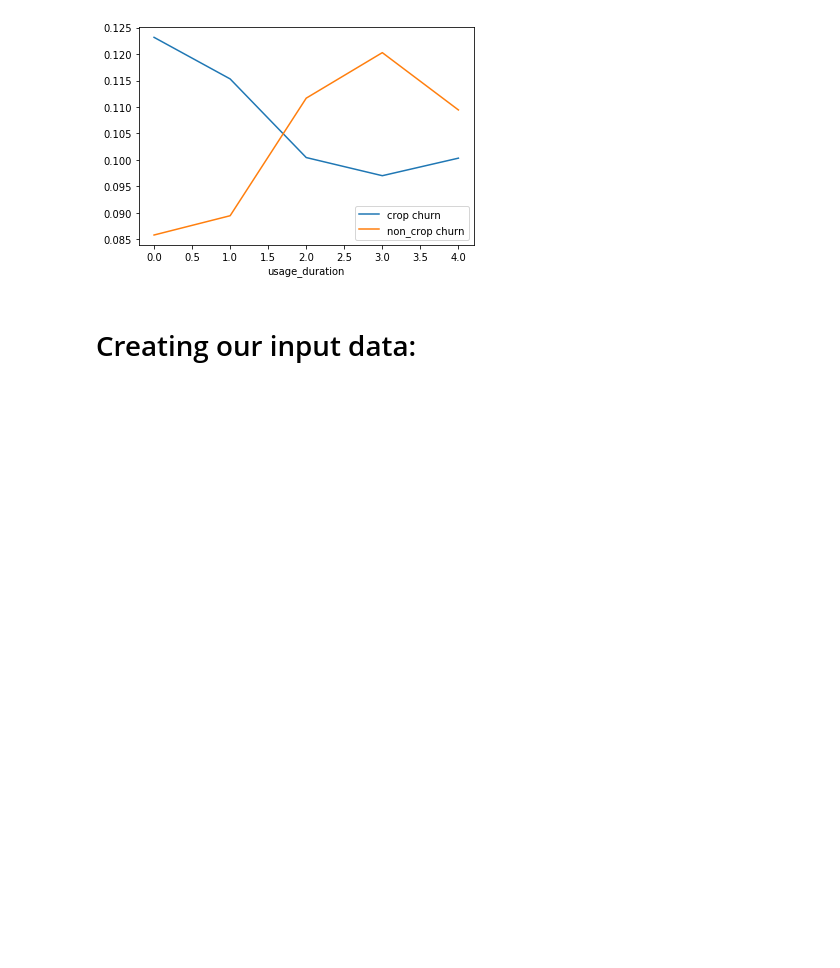
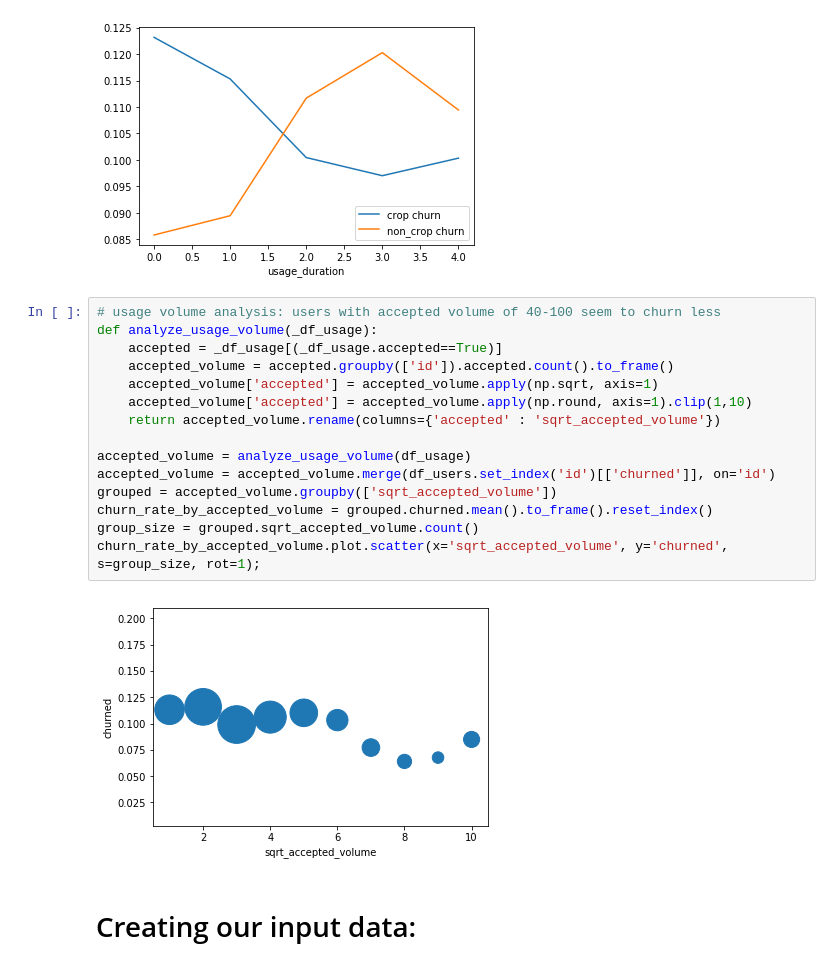
Before and after one commit to obruker/datahack, a Jupyter notebook: datahack_2018.ipynb, the cells around one changed output. Drawn from its saved outputs; the diff is of its cells as text; blank space fills up the shorter version.

Commit message:
add usage volume featur (f1-score: 0.2159)

```diff
--- a/datahack_2018.ipynb
+++ b/datahack_2018.ipynb
@@ -221,6 +220,23 @@ print("{0} users didn't use any feature, but crop. Their churn mean rate is {1}"
 2616 users didn't use crop. Their churn mean rate is 0.09671253822629969
 11 users didn't use any feature, but crop. Their churn mean rate is 0.09090909090909091
 [figure]
+# %%
+# usage volume analysis: users with accepted volume of 40-100 seem to churn less
+def analyze_usage_volume(_df_usage):
+    accepted = _df_usage[(_df_usage.accepted==True)]
+    accepted_volume = accepted.groupby(['id']).accepted.count().to_frame()
+    accepted_volume['accepted'] = accepted_volume.apply(np.sqrt, axis=1)
+    accepted_volume['accepted'] = accepted_volume.apply(np.round, axis=1).clip(1,10)
+    return accepted_volume.rename(columns={'accepted' : 'sqrt_accepted_volume'})
+
+accepted_volume = analyze_usage_volume(df_usage)
+accepted_volume = accepted_volume.merge(df_users.set_index('id')[['churned']], on='id')
+grouped = accepted_volume.groupby(['sqrt_accepted_volume'])
+churn_rate_by_accepted_volume = grouped.churned.mean().to_frame().reset_index()
+group_size = grouped.sqrt_accepted_volume.count()
+churn_rate_by_accepted_volume.plot.scatter(x='sqrt_accepted_volume', y='churned', s=group_size, rot=1);
+# %% [output]
+[figure, added]
 # %% [markdown]
 # Creating our input data:
 # %%
```
Also changed, not shown: parts of 4 cells of this notebook, 1 other file.
